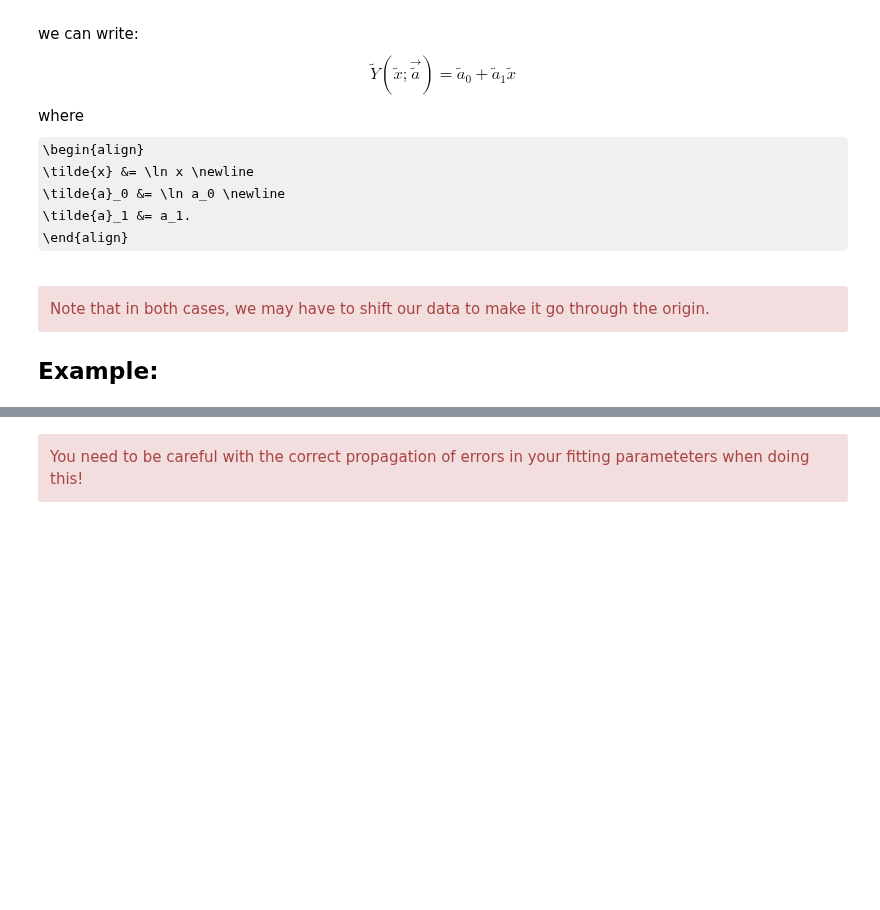
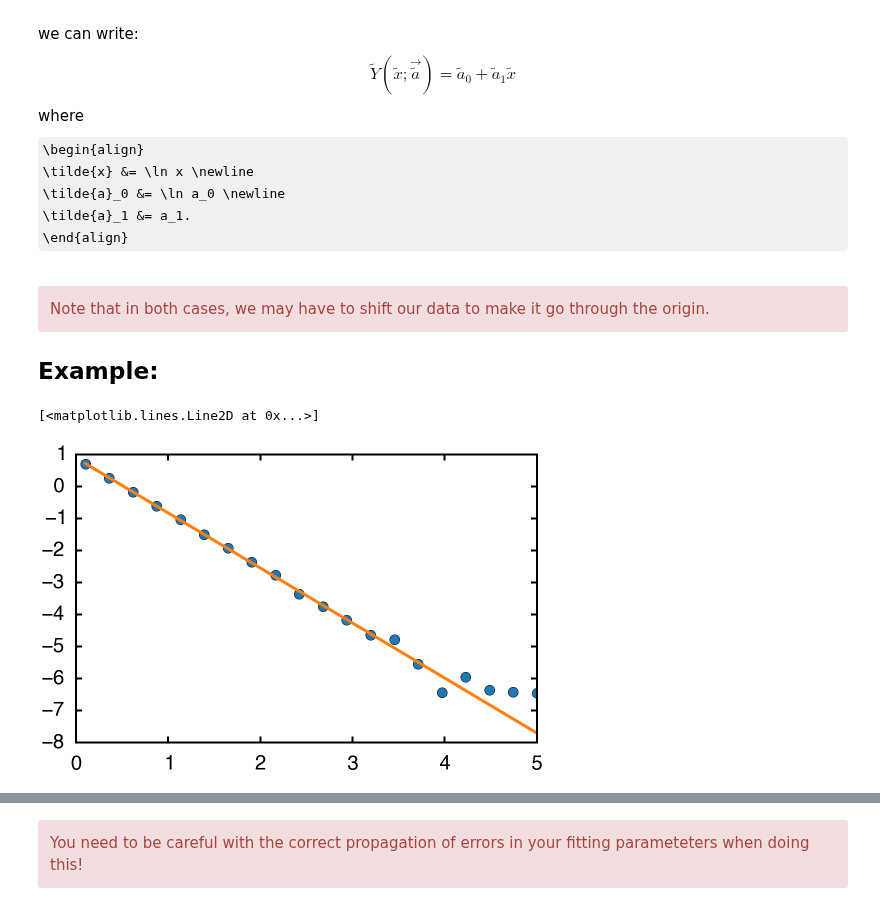
Before and after one commit to agdelma/IntroCompPhysics, a Jupyter notebook: Notebooks/20_LeastSquares.ipynb, the cells around one changed output, grey strips where cells are left out. Saved outputs shown, nothing was run; the diff lists cells and outputs as text; code cells hidden in the pictures; some formulas as TeX source; blank space fills up the shorter version.

```diff
--- a/Notebooks/20_LeastSquares.ipynb
+++ b/Notebooks/20_LeastSquares.ipynb
@@ -128,6 +128,12 @@ data = np.array([[  1.00000000e-01,   2.04138220e+00,   9.73629324e-03],
        [  4.48421053e+00,   1.73614348e-03,   1.23615458e+00],
        [  4.74210526e+00,   1.63584150e-03,   1.25628767e+00],
        [  5.00000000e+00,   1.59297834e-03,   1.27049395e+00]])
+# %%
+plt.plot(x,np.log(y1),'o')
+plt.plot(x,linear(x,a1),'-')
+# %% [output]
+[<matplotlib.lines.Line2D at 0x...>]
+[figure, added]
 # %%
 # get the data
 x,y1,y2,σ = data[:,0],data[:,1],data[:,2],np.ones_like(data[:,0])
```
Also changed, not shown: parts of 7 cells of this notebook.
